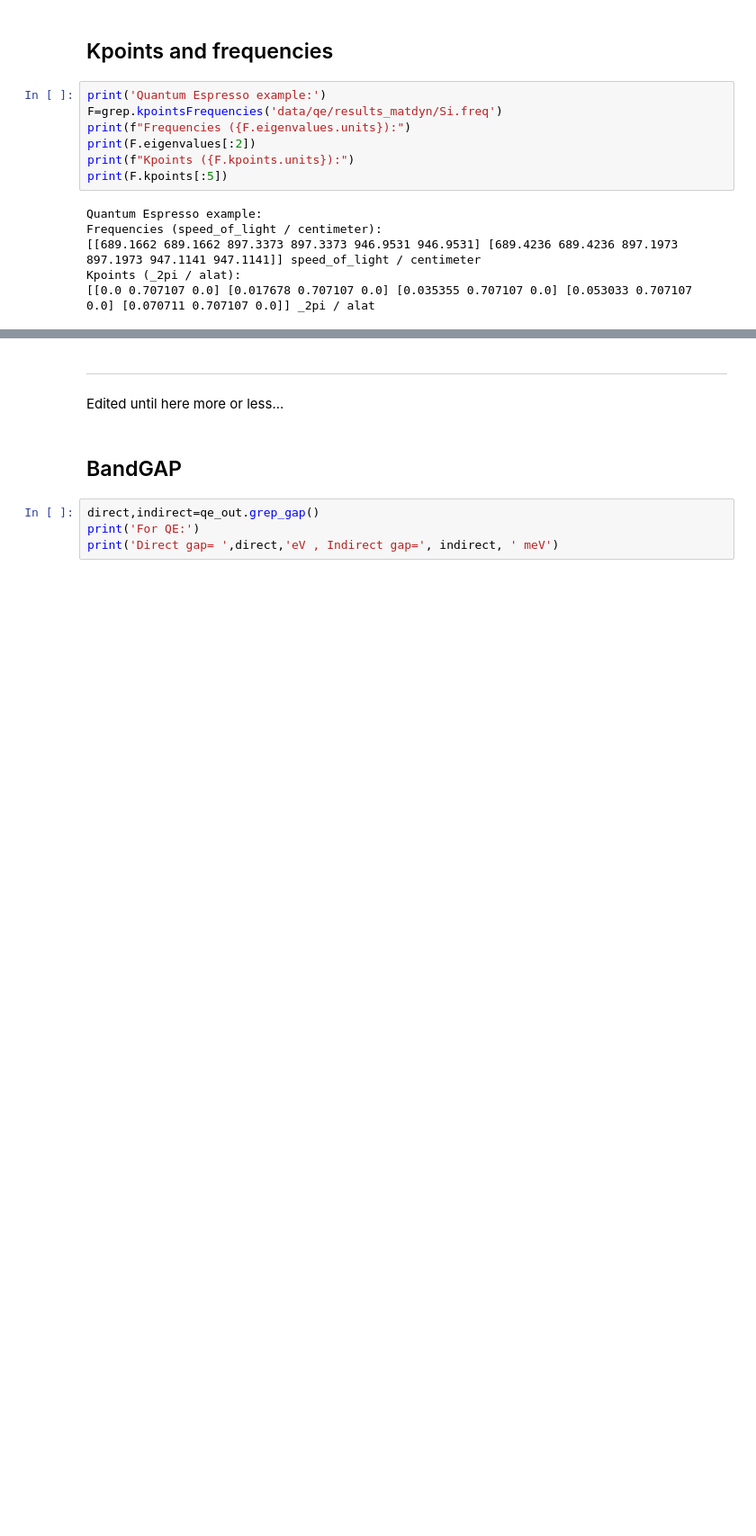
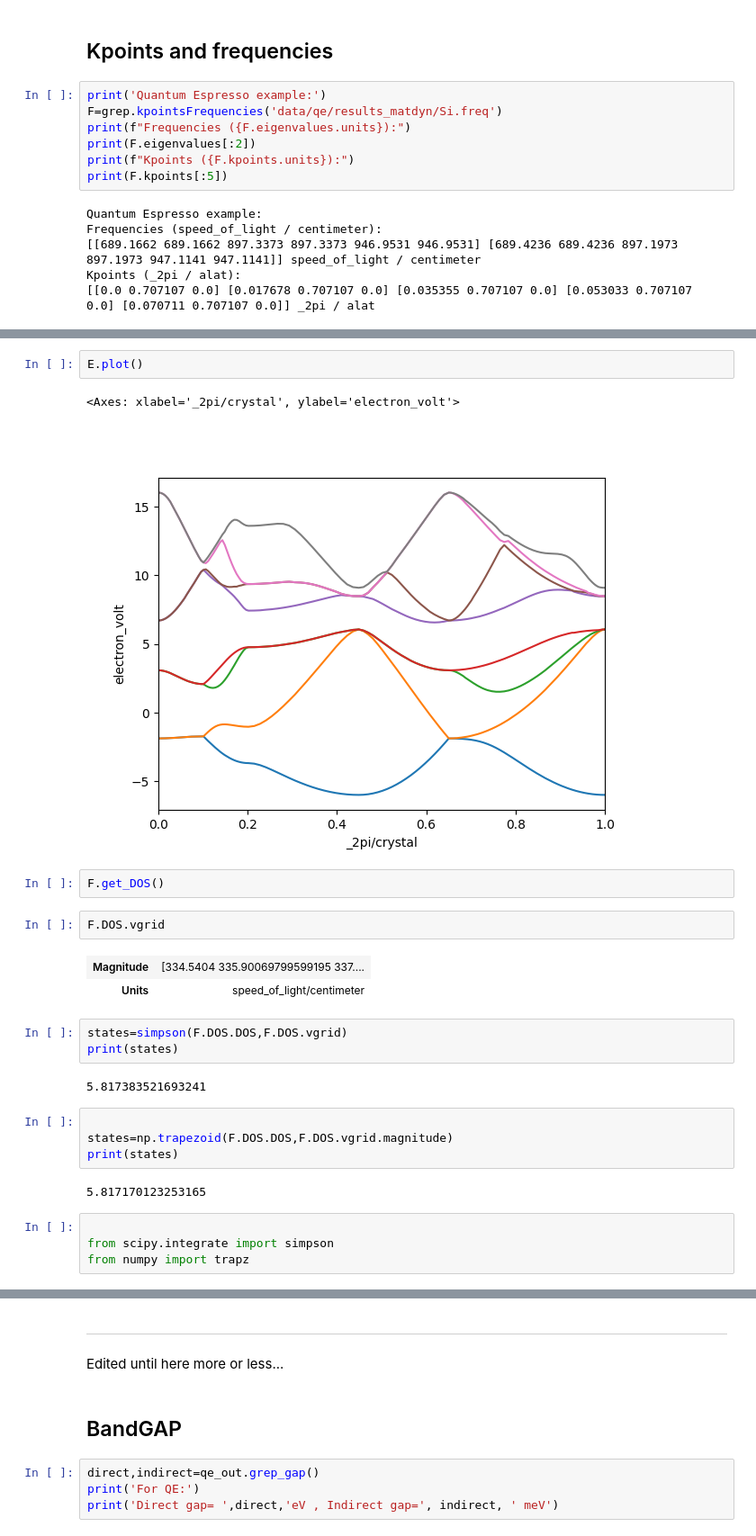
Before and after one commit to Lattay/YAIV, a Jupyter notebook: yaiv/dev/todo/Tutorial/grep.ipynb, the cells around one changed output, grey strips where cells are left out. Shown: that part at 90% size. Cells and saved outputs as stored; diff of their text form; blank space fills up the shorter version.

```diff
--- a/yaiv/dev/todo/Tutorial/grep.ipynb
+++ b/yaiv/dev/todo/Tutorial/grep.ipynb
@@ -198,0 +210,27 @@ Kpoints (_2pi / alat):
+# %%
+E.plot()
+# %% [output]
+<Axes: xlabel='_2pi/crystal', ylabel='electron_volt'>
+[figure, added]
+# %%
+F.get_DOS()
+# %%
+F.DOS.vgrid
+# %% [output]
+| Magnitude | [334.5404 335.90069799599195 337.... |
+| Units | speed_of_light/centimeter |
+# %%
+states=simpson(F.DOS.DOS,F.DOS.vgrid)
+print(states)
+# %% [output]
+5.817383521693241
+# %%
+
+states=np.trapezoid(F.DOS.DOS,F.DOS.vgrid.magnitude)
+print(states)
+# %% [output]
+5.817170123253165
+# %%
+
+from scipy.integrate import simpson
+from numpy import trapz
```
Also changed, not shown: parts of 12 cells of this notebook, 6 other files.
